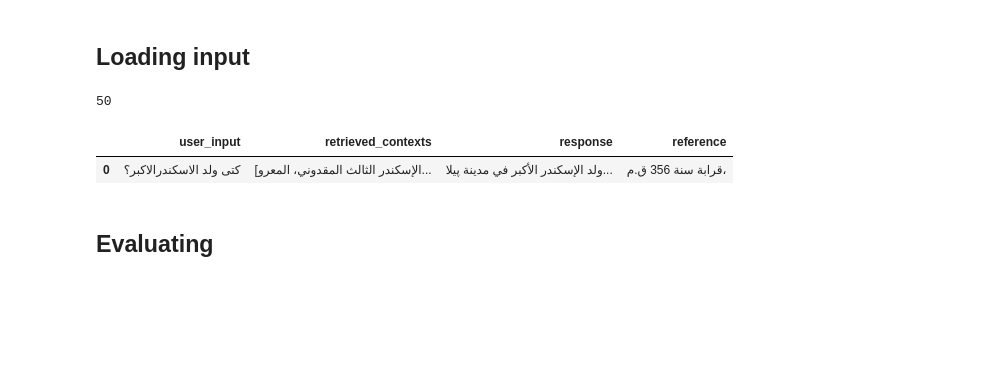
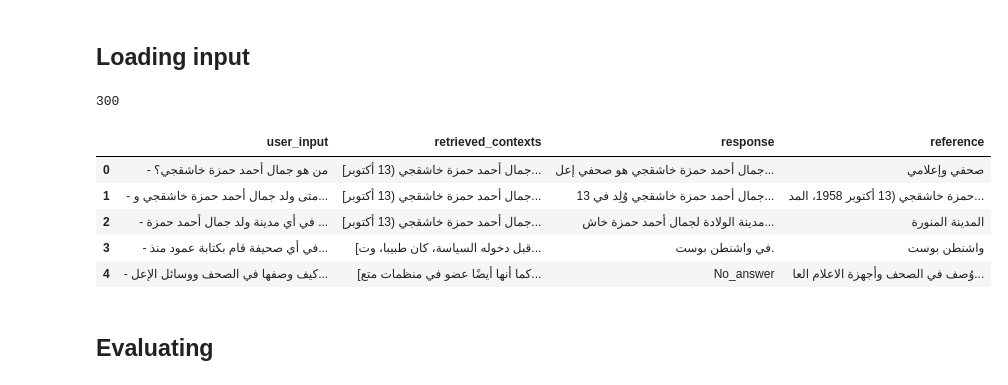
Before and after one commit to mekdad057/generic-domain-RAG-based-chatbot, a Jupyter notebook: rag_pipelines/evaluation_pipeline.ipynb, the cells around one changed output. Cells and saved outputs as stored; diff of their text form; code cells hidden in the pictures; blank space fills up the shorter version.

```diff
--- a/rag_pipelines/evaluation_pipeline.ipynb
+++ b/rag_pipelines/evaluation_pipeline.ipynb
@@ -21,16 +17,20 @@ Requirement already satisfied: MarkupSafe>=2.0 in /usr/local/lib/python3.11/dist
 # %%
 import json
 from pandas import DataFrame
 data = None
 with open('predicted_data.json') as j:
   data = json.load(j)
 print(len(data))
-data = data[:1]
+# data = data[:1]
 DataFrame(data).head()
 # %% [output]
-50
+300
 |  | user_input | retrieved_contexts | response | reference |
-| 0 | كتى ولد الاسكندرالاكبر؟ | [الإسكندر الثالث المقدوني، المعرو... | ولد الإسكندر الأكبر في مدينة پيلا... | قرابة سنة 356 ق.م، |
+| 0 | - من هو جمال أحمد حمزة خاشقجي؟ | [جمال أحمد حمزة خاشقجي (13 أكتوبر... | جمال أحمد حمزة خاشقجي هو صحفي إعل... | صحفي وإعلامي |
+| 1 | - متى ولد جمال أحمد حمزة خاشقجي و... | [جمال أحمد حمزة خاشقجي (13 أكتوبر... | جمال أحمد حمزة خاشقجي وُلِد في 13... | حمزة خاشقجي (13 أكتوبر 1958، المد... |
+| 2 | - في أي مدينة ولد جمال أحمد حمزة ... | [جمال أحمد حمزة خاشقجي (13 أكتوبر... | مدينة الولادة لجمال أحمد حمزة خاش... | المدينة المنورة |
+| 3 | - في أي صحيفة قام بكتابة عمود منذ... | [قبل دخوله السياسة، كان طبيبا، وت... | في واشنطن بوست. | واشنطن بوست |
+| 4 | - كيف وصفها في الصحف ووسائل الإعل... | [كما أنها أيضًا عضو في منظمات متع... | No_answer | وُصف في الصحف وأجهزة الاعلام العا... |
 # %% [markdown]
 ## Evaluating
 # %%
```
Also changed, not shown: parts of 9 cells of this notebook, 1 other file.
